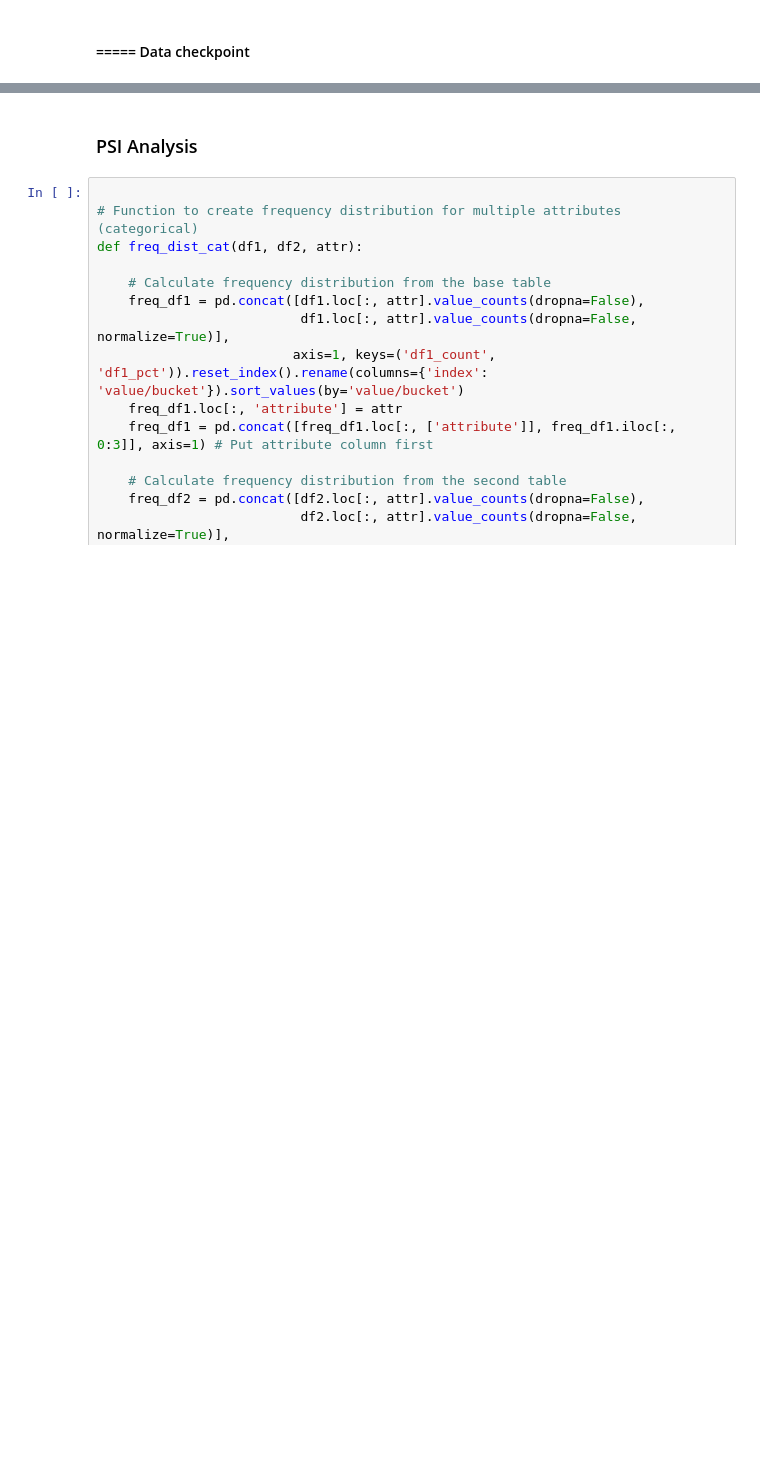
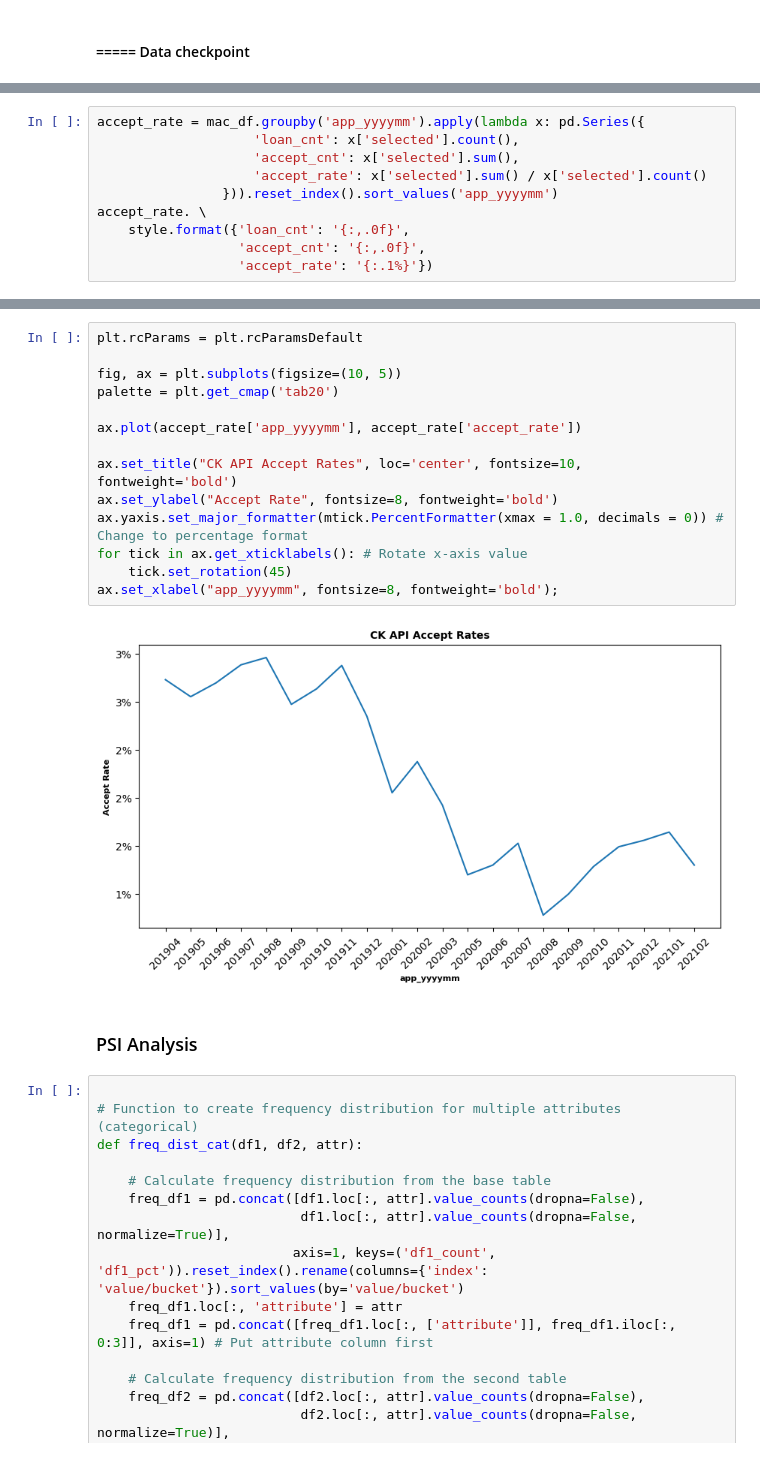
Before and after one commit to adriant42/mac_lb_model, a Jupyter notebook: 01_target_analysis.ipynb, the cells around one changed output, grey strips where cells are left out. Cells and saved outputs as stored; diff of their text form; blank space fills up the shorter version.

```diff
--- a/01_target_analysis.ipynb
+++ b/01_target_analysis.ipynb
@@ -198,0 +164,10 @@ Wall time: 1.12 s
+# %%
+accept_rate = mac_df.groupby('app_yyyymm').apply(lambda x: pd.Series({
+                    'loan_cnt': x['selected'].count(),
+                    'accept_cnt': x['selected'].sum(),
+                    'accept_rate': x['selected'].sum() / x['selected'].count()
+                })).reset_index().sort_values('app_yyyymm')
+accept_rate. \
+    style.format({'loan_cnt': '{:,.0f}',
+                  'accept_cnt': '{:,.0f}',
+                  'accept_rate': '{:.1%}'})
@@ -199,3 +192,19 @@ Wall time: 1.12 s
+# %%
+plt.rcParams = plt.rcParamsDefault
+
+fig, ax = plt.subplots(figsize=(10, 5))
+palette = plt.get_cmap('tab20')
+
+ax.plot(accept_rate['app_yyyymm'], accept_rate['accept_rate'])
+
+ax.set_title("CK API Accept Rates", loc='center', fontsize=10, fontweight='bold')
+ax.set_ylabel("Accept Rate", fontsize=8, fontweight='bold')
+ax.yaxis.set_major_formatter(mtick.PercentFormatter(xmax = 1.0, decimals = 0)) # Change to percentage format
+for tick in ax.get_xticklabels(): # Rotate x-axis value
+    tick.set_rotation(45)
+ax.set_xlabel("app_yyyymm", fontsize=8, fontweight='bold');
+# %% [output]
+[figure, added]
 # %% [markdown]
 ### PSI Analysis
 # %%
```
Also changed, not shown: parts of 29 cells of this notebook, 1 other file.
